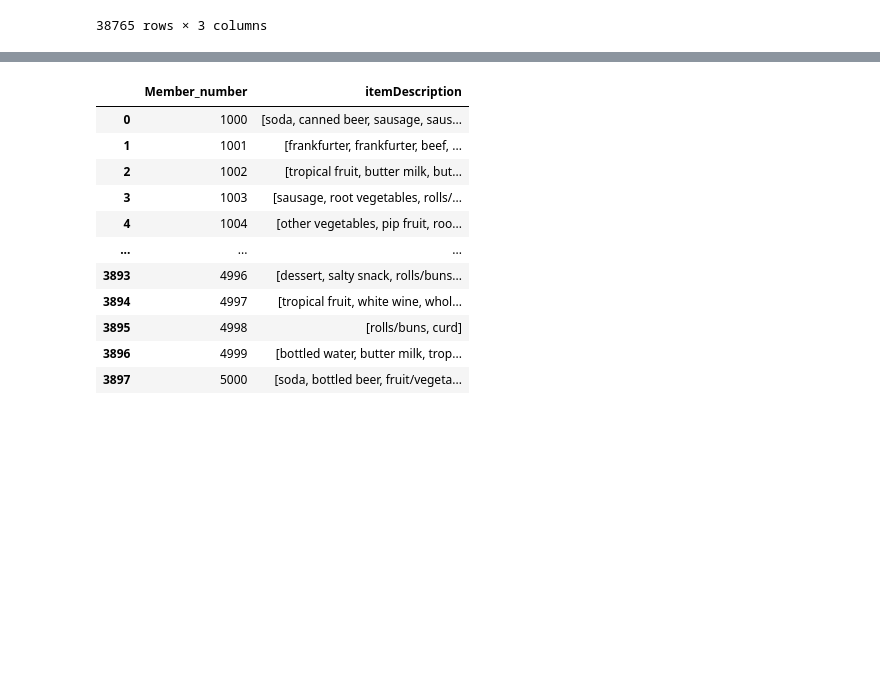
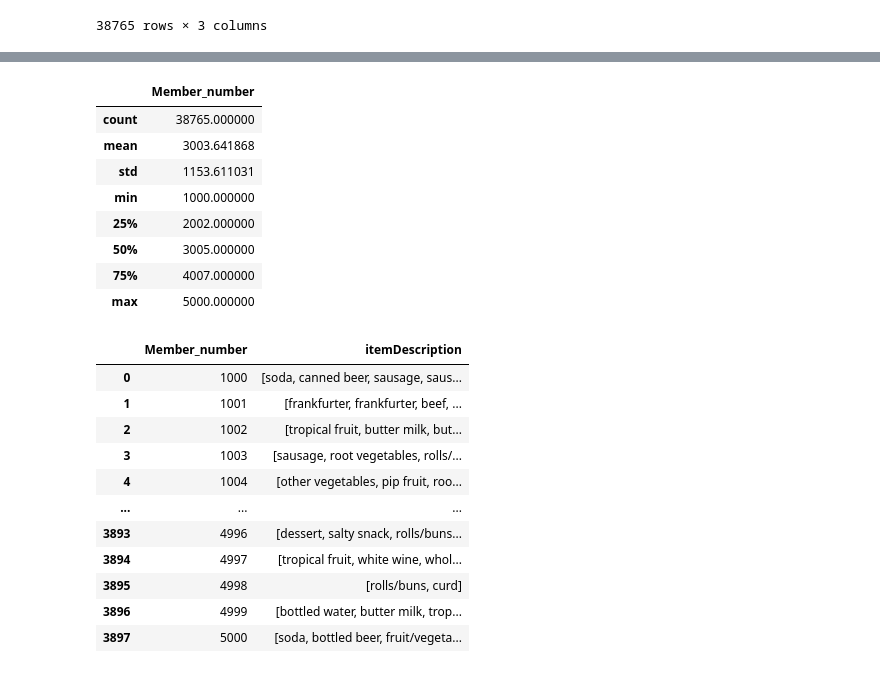
Before and after one commit to reezecodee/arumi-store, a Jupyter notebook: notebook.ipynb, the cells around one changed output, grey strips where cells are left out. Saved outputs shown, nothing was run; the diff lists cells and outputs as text; code cells hidden in the pictures; blank space fills up the shorter version.

```diff
--- a/notebook.ipynb
+++ b/notebook.ipynb
@@ -21,3 +62,15 @@ data
+# %%
+data.describe()
+# %% [output]
+|  | Member_number |
+| count | 38765.000000 |
+| mean | 3003.641868 |
+| std | 1153.611031 |
+| min | 1000.000000 |
+| 25% | 2002.000000 |
+| 50% | 3005.000000 |
+| 75% | 4007.000000 |
+| max | 5000.000000 |
 # %%
 # data preparation
 transaction = data.groupby('Member_number')['itemDescription'].apply(list).reset_index()
```
Also changed, not shown: parts of 10 cells of this notebook, 1 other file.
